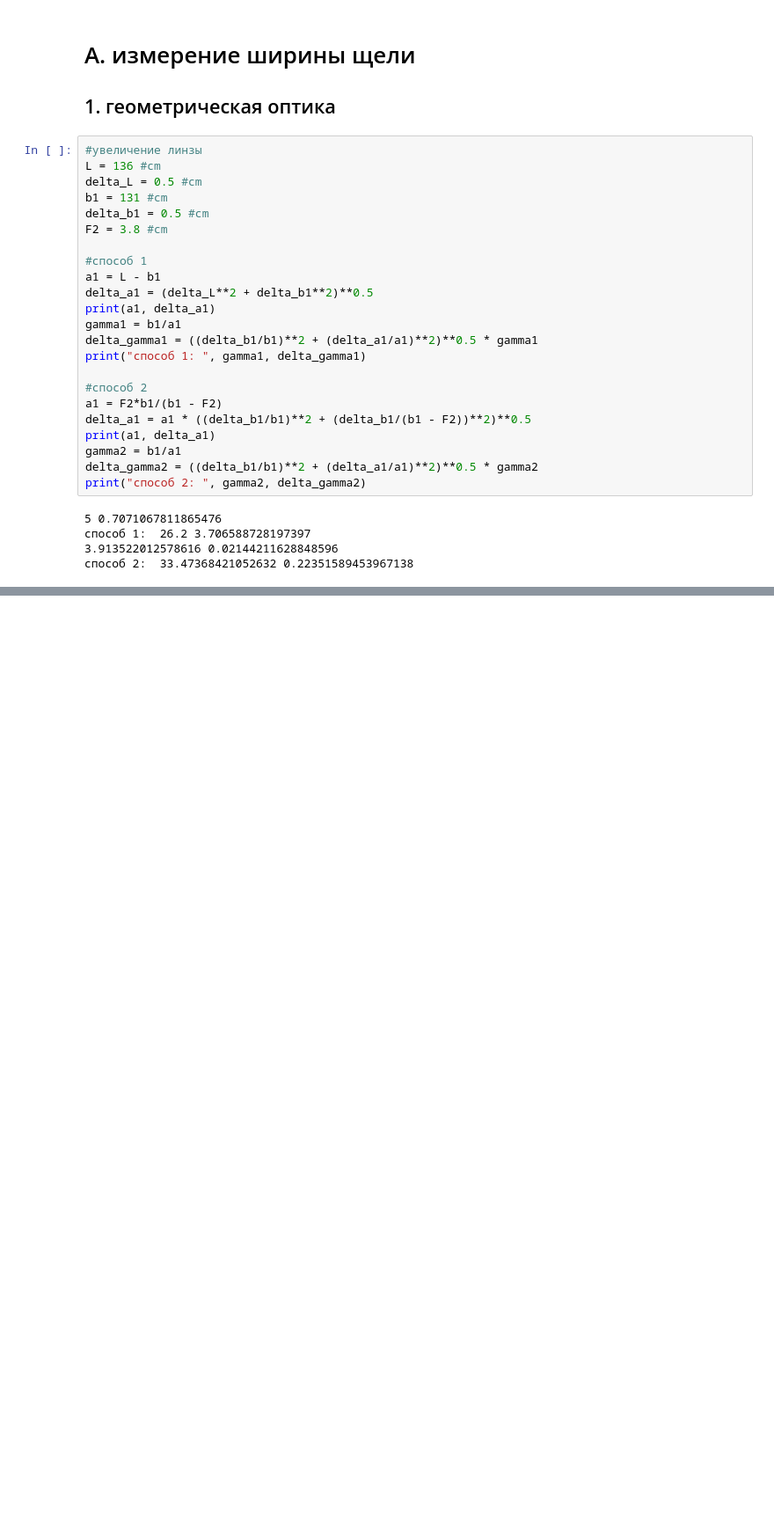
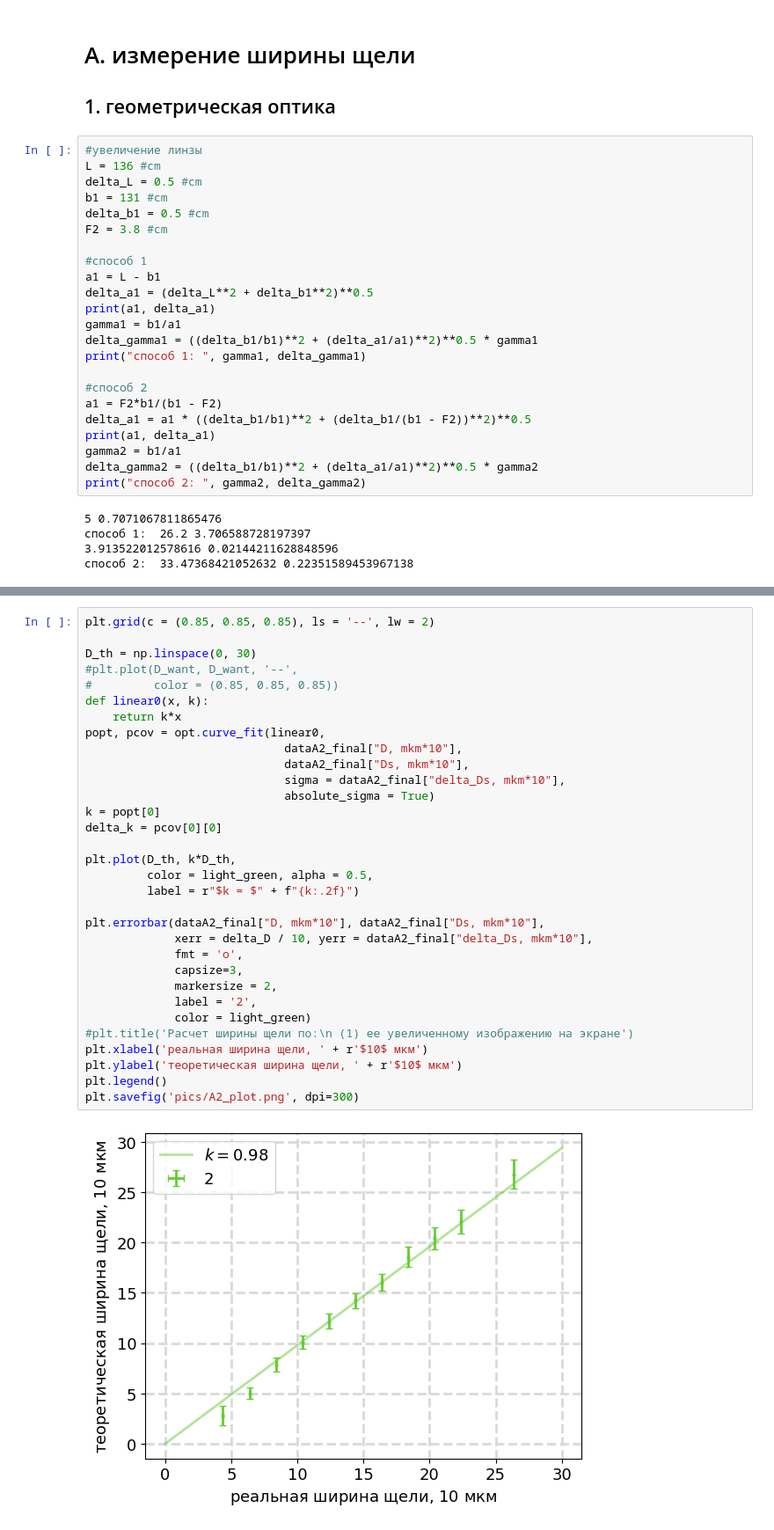
Before and after one commit to nina-zhuchkova/labs_4sem, a Jupyter notebook: 4.3.4 фурье-оптика/process.ipynb, the cells around one changed output, grey strips where cells are left out. Shown at 88% size. Cells and saved outputs as stored; diff of their text form; blank space fills up the shorter version.

```diff
--- a/4.3.4 фурье-оптика/process.ipynb
+++ b/4.3.4 фурье-оптика/process.ipynb
@@ -129,0 +216,34 @@ dataA1_final
+# %%
+plt.grid(c = (0.85, 0.85, 0.85), ls = '--', lw = 2)
+
+D_th = np.linspace(0, 30)
+#plt.plot(D_want, D_want, '--',
+#         color = (0.85, 0.85, 0.85))
+def linear0(x, k):
+    return k*x
+popt, pcov = opt.curve_fit(linear0,
+                             dataA2_final["D, mkm*10"],
+                             dataA2_final["Ds, mkm*10"],
+                             sigma = dataA2_final["delta_Ds, mkm*10"],
+                             absolute_sigma = True)
+k = popt[0]
+delta_k = pcov[0][0]
+
+plt.plot(D_th, k*D_th,
+         color = light_green, alpha = 0.5,
+         label = r"$k = $" + f"{k:.2f}")
+
+plt.errorbar(dataA2_final["D, mkm*10"], dataA2_final["Ds, mkm*10"],
+             xerr = delta_D / 10, yerr = dataA2_final["delta_Ds, mkm*10"],
+             fmt = 'o',
+             capsize=3,
+             markersize = 2,
+             label = '2',
+             color = light_green)
+#plt.title('Расчет ширины щели по:\n (1) ее увеличенному изображению на экране')
+plt.xlabel('реальная ширина щели, ' + r'$10$ мкм')
+plt.ylabel('теоретическая ширина щели, ' + r'$10$ мкм')
+plt.legend()
+plt.savefig('pics/A2_plot.png', dpi=300)
+# %% [output]
+[figure, added]
```
Also changed, not shown: parts of 18 cells of this notebook, 59 other files.
